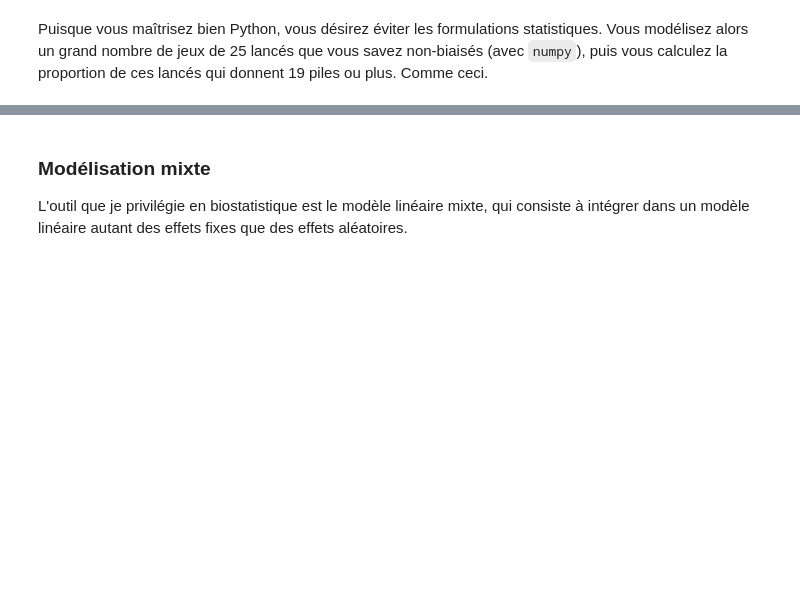
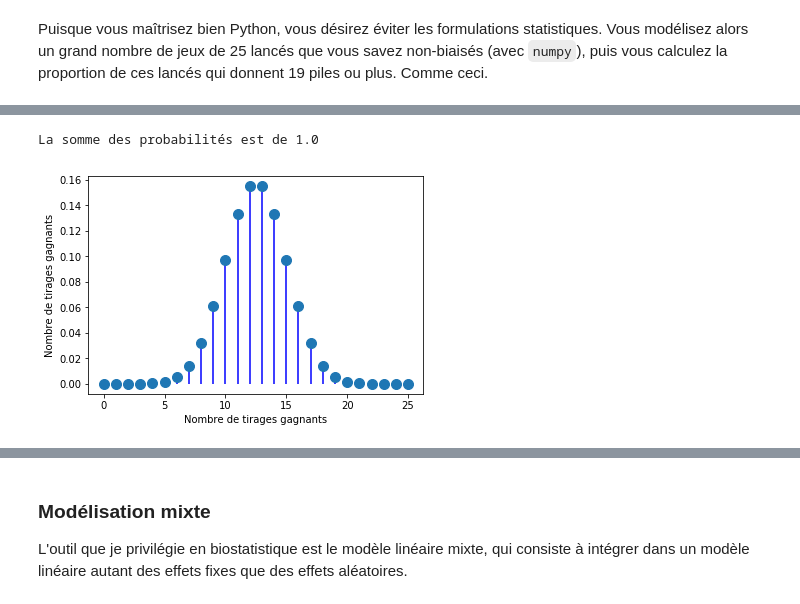
Before and after one commit to essicolo/ecologie-mathematique-Py, a Jupyter notebook: 05_Stats/5_statistics.ipynb, the cells around one changed output, grey strips where cells are left out. Saved outputs shown, nothing was run; the diff lists cells and outputs as text; code cells hidden in the pictures; blank space fills up the shorter version.

```diff
--- a/05_Stats/5_statistics.ipynb
+++ b/05_Stats/5_statistics.ipynb
@@ -113,0 +201,12 @@ Bien que les statistiques bayésiennes soient de plus en plus utilisées, nous n
+# %%
+x = np.arange(26)
+y = stats.binom(25, 0.5).pmf(x)
+print('La somme des probabilités est de', y.sum())
+
+plt.plot(x, y, 'o', markersize=10)
+plt.vlines(x, 0, y, color='blue')
+plt.xlabel('Nombre de tirages gagnants')
+plt.ylabel('Nombre de tirages gagnants');
+# %% [output]
+La somme des probabilités est de 1.0
+[figure, added]
```
Also changed, not shown: parts of 33 cells of this notebook.
